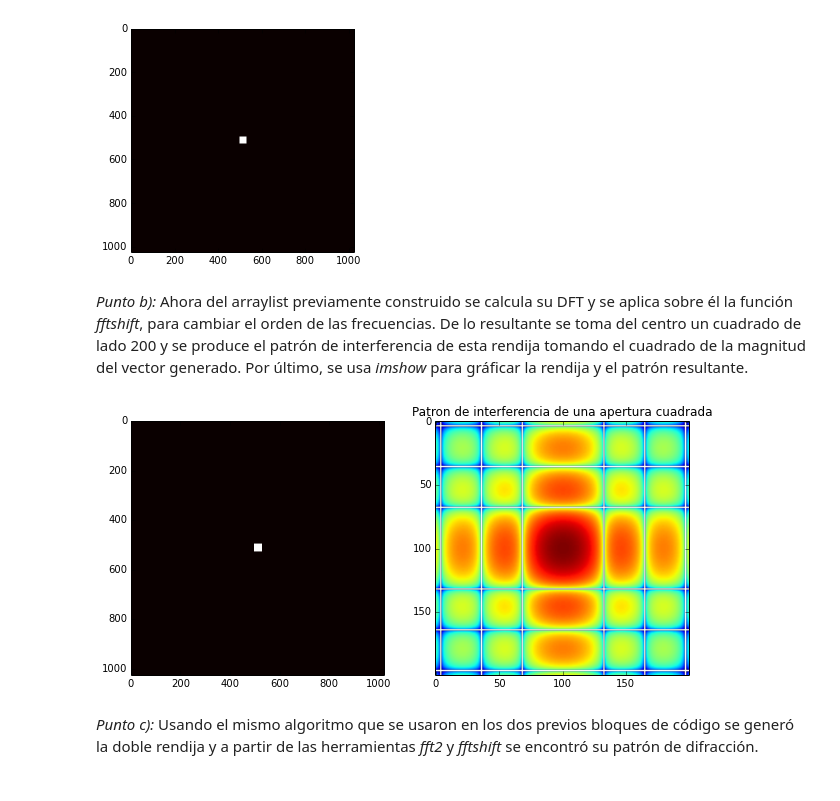
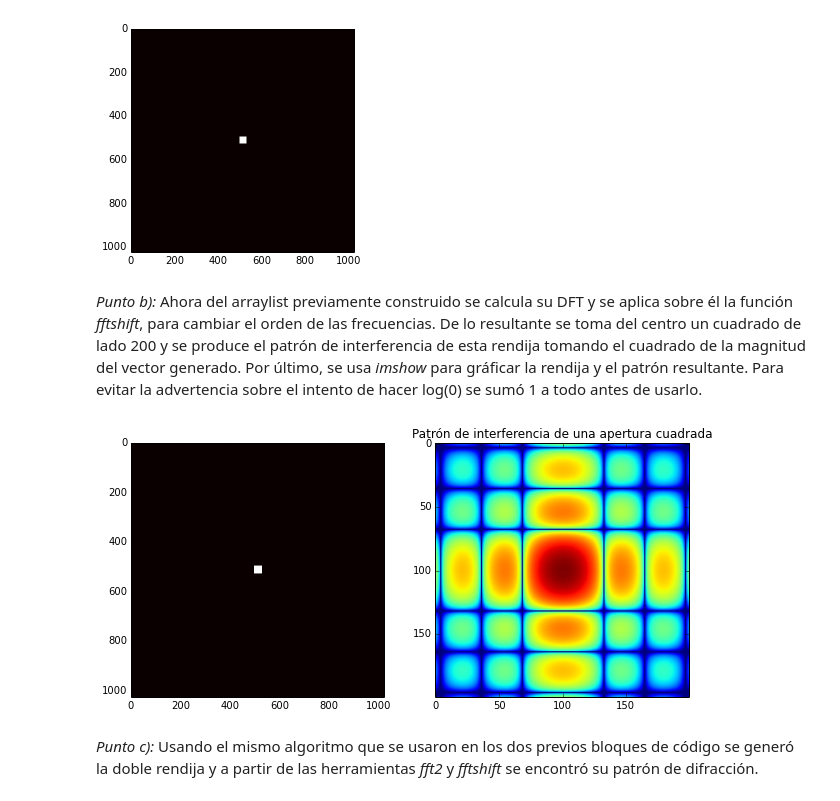
Before and after one commit to deolaya1318/MC, a Jupyter notebook: Tareas/HW4/HW4.ipynb, the cells around one changed output. Saved outputs shown, nothing was run; the diff lists cells and outputs as text; code cells hidden in the pictures.

```diff
--- a/Tareas/HW4/HW4.ipynb
+++ b/Tareas/HW4/HW4.ipynb
@@ -23,22 +23,23 @@ plt.show()
 # %% [output]
 [figure]
 # %% [markdown]
-*Punto b):* Ahora del arraylist previamente construido se calcula su DFT y se aplica sobre él la función *fftshift*, para cambiar el orden de las frecuencias. De lo resultante se toma del centro un cuadrado de lado 200 y se produce el patrón de interferencia de esta rendija tomando el cuadrado de la magnitud del vector generado. Por último, se usa *imshow* para gráficar la rendija y el patrón resultante.
+*Punto b):* Ahora del arraylist previamente construido se calcula su DFT y se aplica sobre él la función *fftshift*, para cambiar el orden de las frecuencias. De lo resultante se toma del centro un cuadrado de lado 200 y se produce el patrón de interferencia de esta rendija tomando el cuadrado de la magnitud del vector generado. Por último, se usa *imshow* para gráficar la rendija y el patrón resultante. Para evitar la advertencia sobre el intento de hacer log(0) se sumó 1 a todo
+antes de usarlo.
 # %%
 plt.figure(figsize=(10,10))
 a_dft = fft2(a)
 freq = fftshift(a_dft)
 ladoc = 200
 f = freq[(ladoa/2-ladoc/2):(ladoa/2+ladoc/2),(ladoa/2-ladoc/2):(ladoa/2+ladoc/2)]
-fraun = np.log(np.abs(f)**2)
+fraun = np.log(np.abs(f)**2+np.ones((ladoc,ladoc)))
 ax = plt.subplot(1,2,1)
 ax.imshow(a,interpolation=None,cmap=plt.get_cmap('hot'))
 ax = plt.subplot(1,2,2)
-ax.set_title("Patron de interferencia de una apertura cuadrada")
+ax.set_title(u"Patrón de interferencia de una apertura cuadrada")
 ax.imshow(fraun)
 plt.show()
 # %% [output]
-[figure, old version]
+[figure, new version]
 # %% [markdown]
 *Punto c):* Usando el mismo algoritmo que se usaron en los dos previos bloques de código se generó la doble rendija y a partir de las herramientas *fft2* y *fftshift* se encontró su patrón de difracción.
 # %%
```
Also changed, not shown: parts of 4 cells of this notebook.
